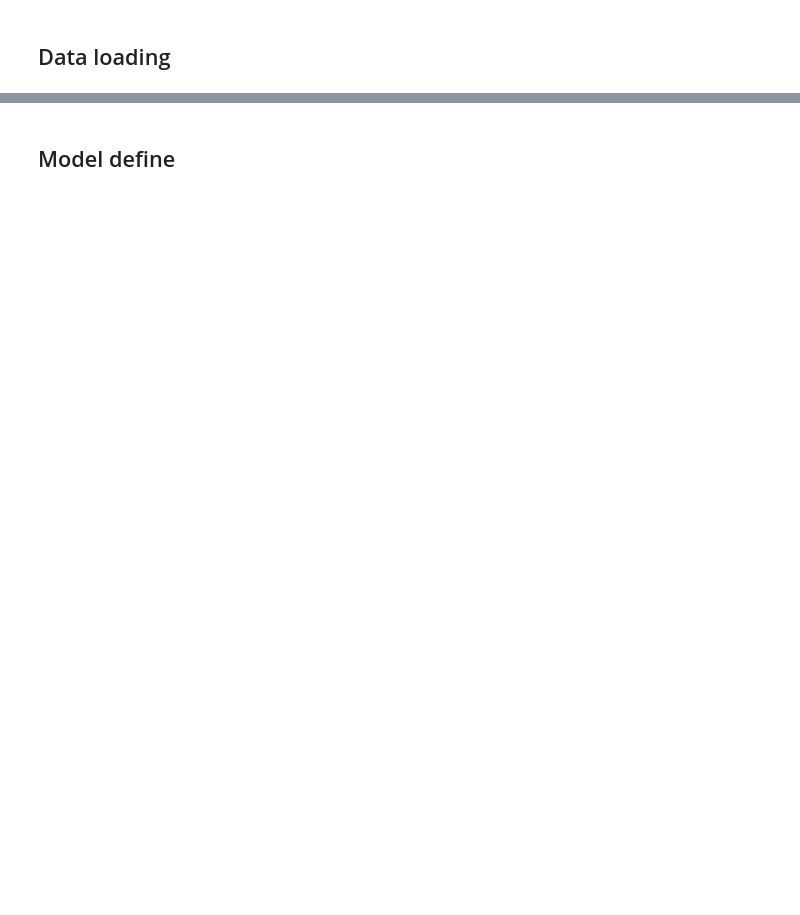
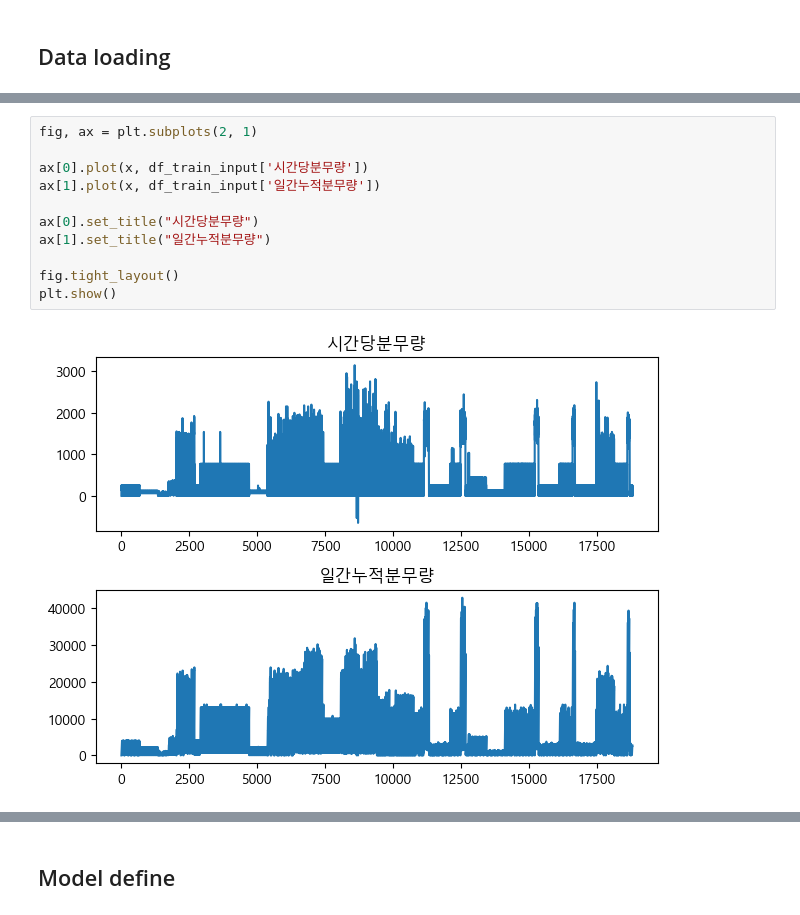
Before and after one commit to Seoutech-ML-teamproject/Lettuce, a Jupyter notebook: ResBiLSTM.ipynb, the cells around one changed output, grey strips where cells are left out. Saved outputs shown, nothing was run; the diff lists cells and outputs as text; blank space fills up the shorter version.

```diff
--- a/ResBiLSTM.ipynb
+++ b/ResBiLSTM.ipynb
@@ -68,0 +125,13 @@ train_target = df_train_target.to_numpy()
+# %%
+fig, ax = plt.subplots(2, 1)
+
+ax[0].plot(x, df_train_input['시간당분무량'])
+ax[1].plot(x, df_train_input['일간누적분무량'])
+
+ax[0].set_title("시간당분무량")
+ax[1].set_title("일간누적분무량")
+
+fig.tight_layout()
+plt.show()
+# %% [output]
+[figure, added]
```
Also changed, not shown: parts of 20 cells of this notebook.
